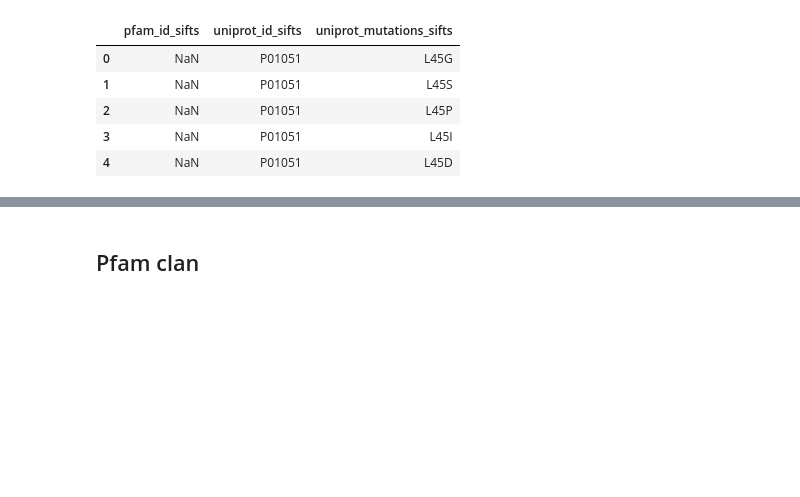
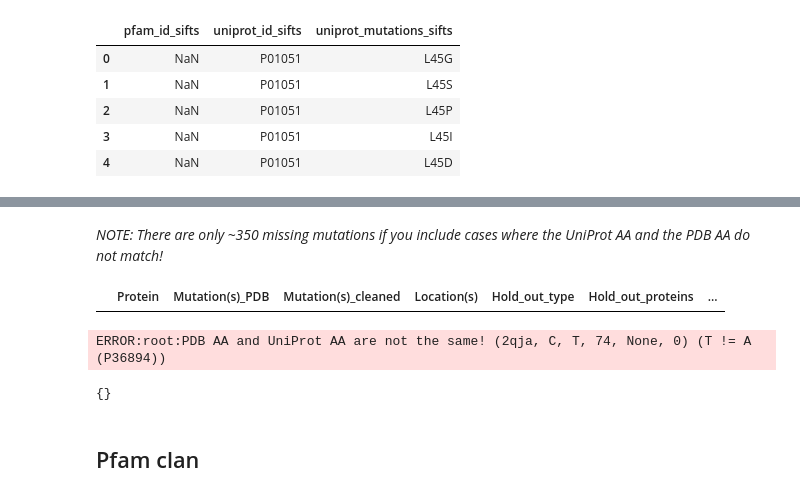
Before and after one commit to datapkg/protein_interaction_energy, a Jupyter notebook: notebooks/skempi.ipynb, the cells around one changed output, grey strips where cells are left out. Saved outputs shown, nothing was run; the diff lists cells and outputs as text; code cells hidden in the pictures; blank space fills up the shorter version.

```diff
--- a/notebooks/skempi.ipynb
+++ b/notebooks/skempi.ipynb
@@ -242,3 +242,19 @@ Number of missing pfams:                                    897
+# %% [markdown]
+<em>
+NOTE: There are only ~350 missing mutations if you include cases where the UniProt AA and the PDB AA do not match!
+</em>
+# %%
+skempi_df[
+    (skempi_df['uniprot_id'] == 'P36894') &
+    (skempi_df['uniprot_mutation'] == 'A97A,M101M,K102K,Y103Y')
+]
+# %% [output]
+|  | Protein | Mutation(s)_PDB | Mutation(s)_cleaned | Location(s) | Hold_out_type | Hold_out_proteins | ... |
+# %%
+get_sifts_data('2qja', 'C', 'T74A,L78M,G79K,L80Y')
+# %% [output]
+ERROR:root:PDB AA and UniProt AA are not the same! (2qja, C, T, 74, None, 0) (T != A (P36894))
+{}
 # %% [markdown]
 ## Pfam clan
 # %%
```
Also changed, not shown: parts of 7 cells of this notebook, 1 other file.
